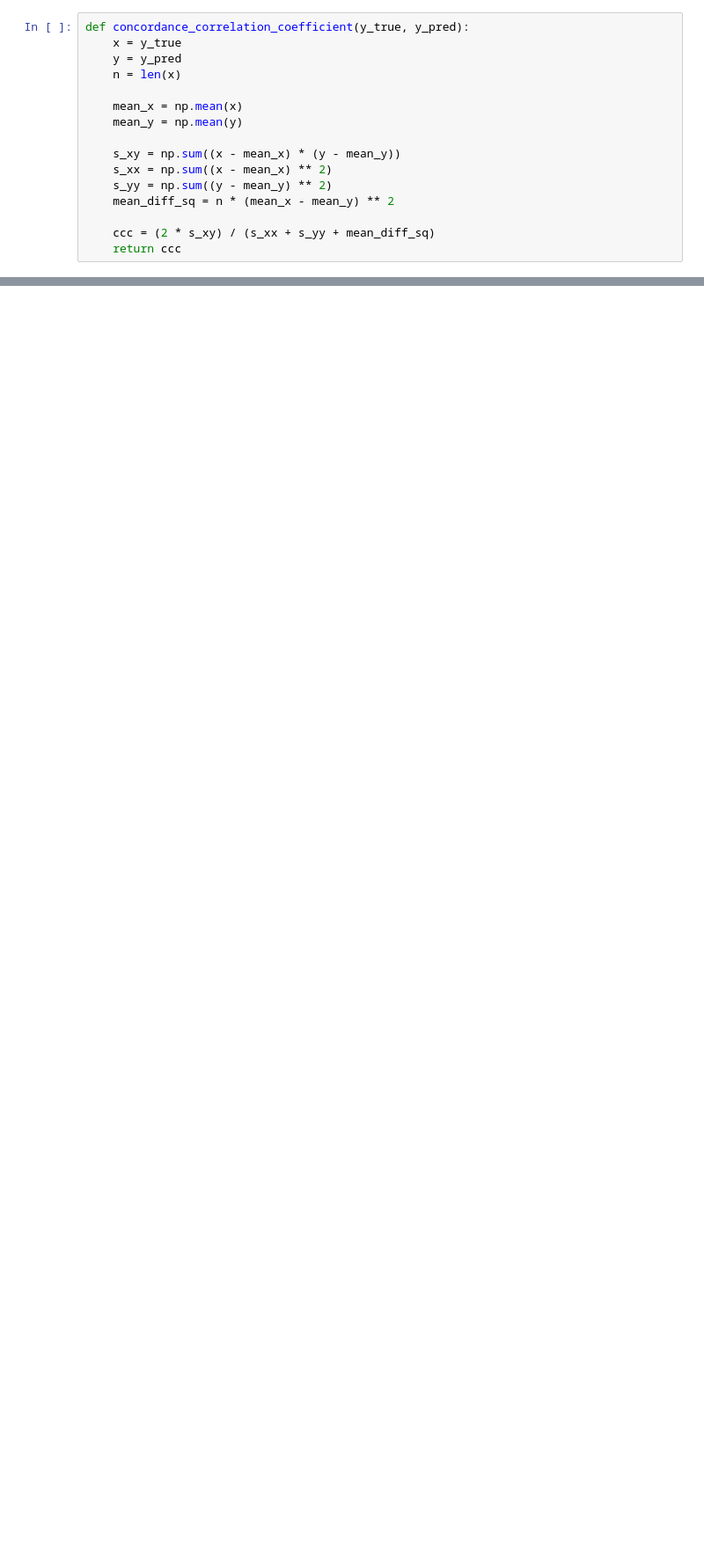
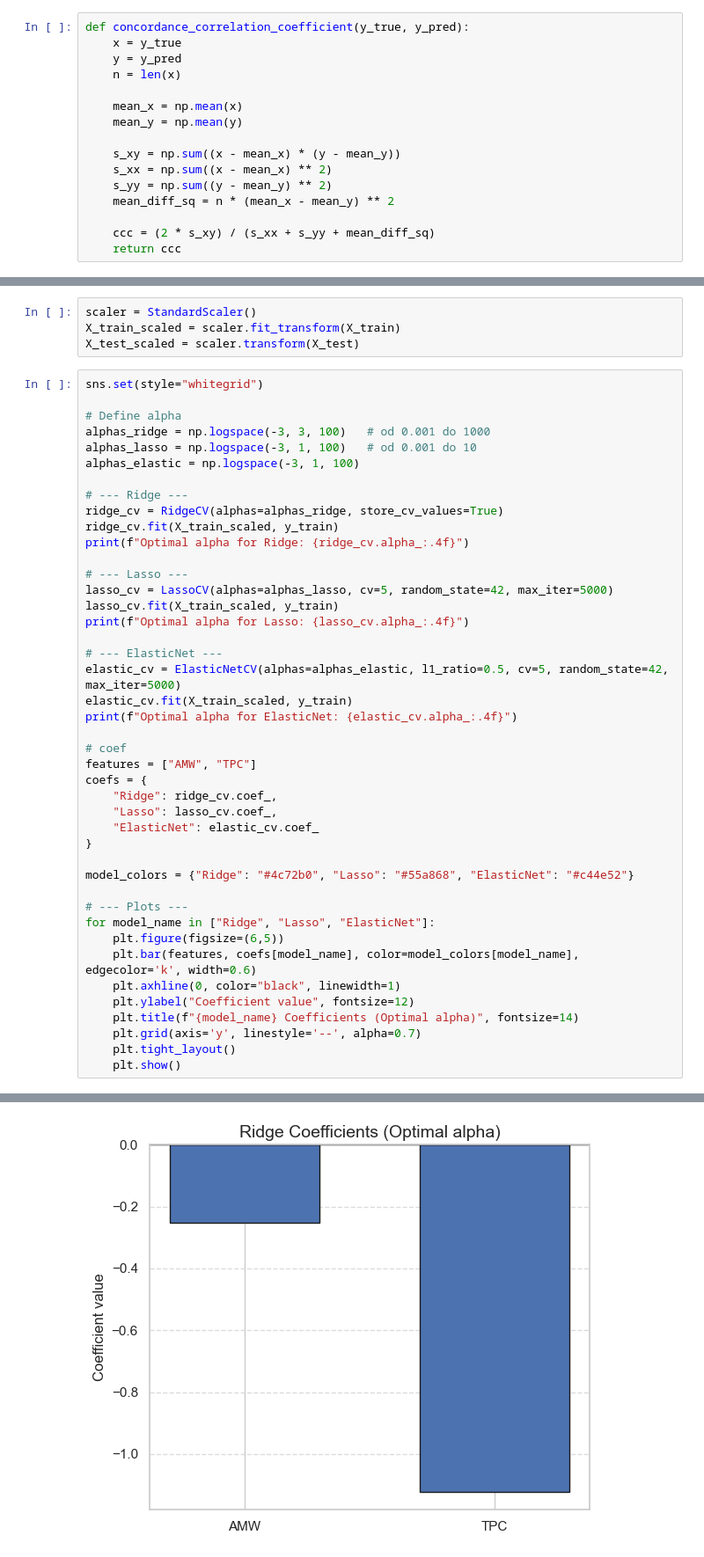
Before and after one commit to Alutka266/ISL_model_antiAR, a Jupyter notebook: Anti_AR_model.ipynb, the cells around one changed output, grey strips where cells are left out. Shown at 88% size. Cells and saved outputs as stored; diff of their text form; blank space fills up the shorter version.

```diff
--- a/Anti_AR_model.ipynb
+++ b/Anti_AR_model.ipynb
@@ -260,0 +274,48 @@ print(f"  Influential (hi > h*): {influential_test_idx}")
+# %%
+scaler = StandardScaler()
+X_train_scaled = scaler.fit_transform(X_train)
+X_test_scaled = scaler.transform(X_test)
+# %%
+sns.set(style="whitegrid")
+
+# Define alpha
+alphas_ridge = np.logspace(-3, 3, 100)   # od 0.001 do 1000
+alphas_lasso = np.logspace(-3, 1, 100)   # od 0.001 do 10
+alphas_elastic = np.logspace(-3, 1, 100)
+
+# --- Ridge ---
+ridge_cv = RidgeCV(alphas=alphas_ridge, store_cv_values=True)
+ridge_cv.fit(X_train_scaled, y_train)
+print(f"Optimal alpha for Ridge: {ridge_cv.alpha_:.4f}")
+
+# --- Lasso ---
+lasso_cv = LassoCV(alphas=alphas_lasso, cv=5, random_state=42, max_iter=5000)
+lasso_cv.fit(X_train_scaled, y_train)
+print(f"Optimal alpha for Lasso: {lasso_cv.alpha_:.4f}")
+
+# --- ElasticNet ---
+elastic_cv = ElasticNetCV(alphas=alphas_elastic, l1_ratio=0.5, cv=5, random_state=42, max_iter=5000)
+elastic_cv.fit(X_train_scaled, y_train)
+print(f"Optimal alpha for ElasticNet: {elastic_cv.alpha_:.4f}")
+
+# coef
+features = ["AMW", "TPC"]
+coefs = {
+    "Ridge": ridge_cv.coef_,
+    "Lasso": lasso_cv.coef_,
+    "ElasticNet": elastic_cv.coef_
+}
+
+model_colors = {"Ridge": "#4c72b0", "Lasso": "#55a868", "ElasticNet": "#c44e52"}
+
+# --- Plots ---
+for model_name in ["Ridge", "Lasso", "ElasticNet"]:
+    plt.figure(figsize=(6,5))
+    plt.bar(features, coefs[model_name], color=model_colors[model_name], edgecolor='k', width=0.6)
+    plt.axhline(0, color="black", linewidth=1)
+    plt.ylabel("Coefficient value", fontsize=12)
+    plt.title(f"{model_name} Coefficients (Optimal alpha)", fontsize=14)
+    plt.grid(axis='y', linestyle='--', alpha=0.7)
+    plt.tight_layout()
+    plt.show()
+# %% [output]
@@ -260,0 +325 @@ print(f"  Influential (hi > h*): {influential_test_idx}")
+[figure, added]
```
Also changed, not shown: parts of 20 cells of this notebook, 5 other files.
